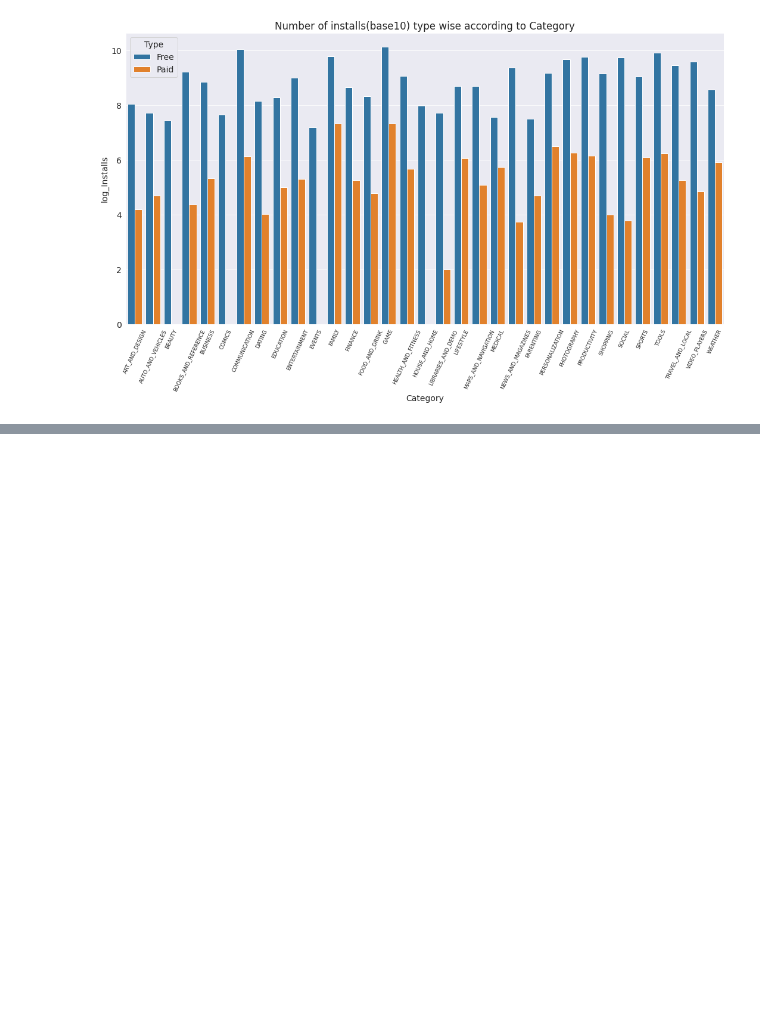
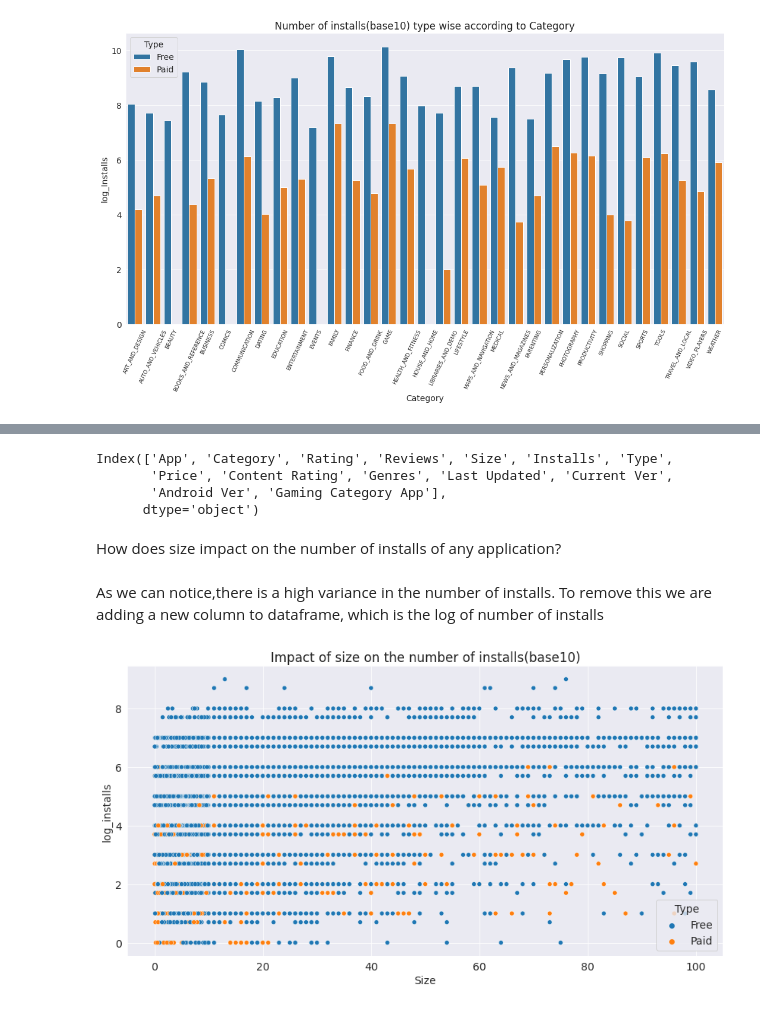
Before and after one commit to AjitVarpe/Data-Analysis-of-playstore, a Jupyter notebook: Copy_of_Play_Store_App_Review_Analysis_Capstone_Project.ipynb, the cells around one changed output, grey strips where cells are left out. Saved outputs shown, nothing was run; the diff lists cells and outputs as text; code cells hidden in the pictures; blank space fills up the shorter version.

```diff
--- a/Copy_of_Play_Store_App_Review_Analysis_Capstone_Project.ipynb
+++ b/Copy_of_Play_Store_App_Review_Analysis_Capstone_Project.ipynb
@@ -373,0 +394,7 @@ plt.show()
+# %%
+# Converting KB to MB
+Data_Frame['Size'] = Data_Frame['Size'].apply(lambda x: str(x).replace('Varies with device', 'NaN') if 'Varies with device' in str(x) else x)
+Data_Frame['Size'] = Data_Frame['Size'].apply(lambda x: str(x).replace('M', '') if 'M' in str(x) else x)
+Data_Frame['Size'] = Data_Frame['Size'].apply(lambda x: str(x).replace(',', '') if 'M' in str(x) else x)
+Data_Frame['Size'] = Data_Frame['Size'].apply(lambda x: float(str(x).replace('k', '')) / 1000 if 'k' in str(x) else x)
+Data_Frame['Size'] = Data_Frame['Size'].apply(lambda x: float(x))
@@ -373,0 +410,20 @@ plt.show()
+# %%
+Data_Frame.columns
+# %% [output]
+Index(['App', 'Category', 'Rating', 'Reviews', 'Size', 'Installs', 'Type',
+       'Price', 'Content Rating', 'Genres', 'Last Updated', 'Current Ver',
+       'Android Ver', 'Gaming Category App'],
+      dtype='object')
+# %% [markdown]
+How does size impact on the number of installs of any application?
+# %% [markdown]
+As we can notice,there is a high variance in the number of installs. To remove this we are adding a new column to dataframe, which is the log of number of installs
+# %%
+Data_Frame['log_installs'] = np.log10(Data_Frame['Installs'])
+# %%
+plt.figure(figsize=(14,7))
+plt.title("Impact of size on the number of installs(base10)")
+sns.scatterplot(Data_Frame['Size'], Data_Frame['log_installs'], hue=Data_Frame['Type'])
+plt.show()
+# %% [output]
+[figure, added]
```
Also changed, not shown: parts of 22 cells of this notebook.
